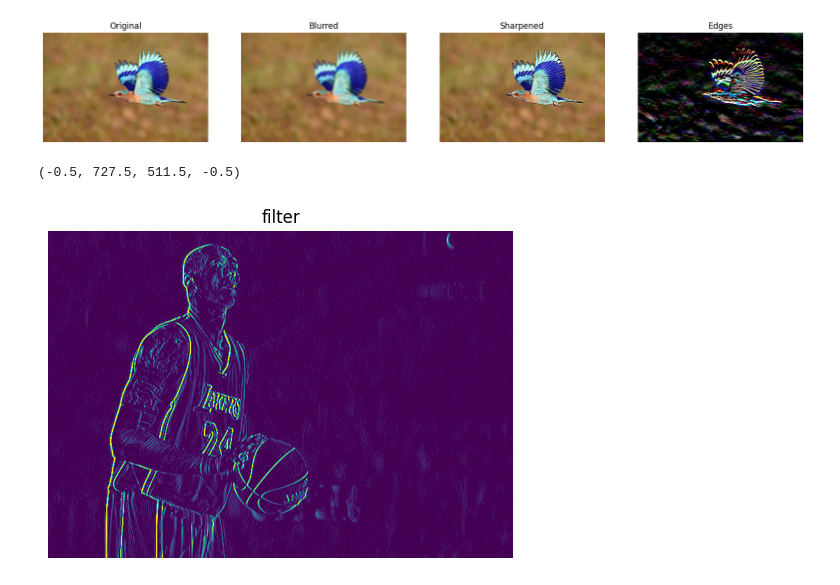
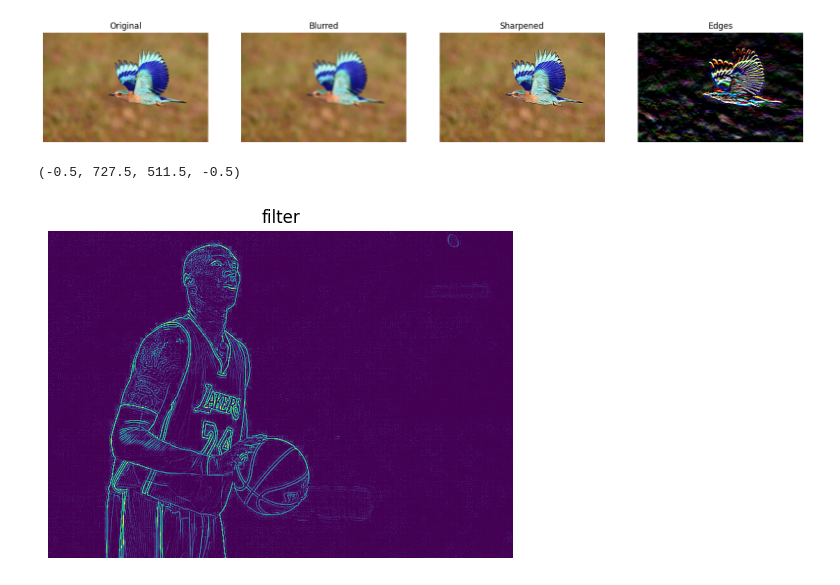
Before and after one commit to vimaurya/ComputerVision, a Jupyter notebook: cv2_basic/filter.ipynb, the cells around one changed output. Saved outputs shown, nothing was run; the diff lists cells and outputs as text; code cells hidden in the pictures.

```diff
--- a/cv2_basic/filter.ipynb
+++ b/cv2_basic/filter.ipynb
@@ -56,36 +56,40 @@ plt.show()
 # %% [output]
 [figure]
 # %%
+import cv2 as cv
+import numpy as np
+import matplotlib.pyplot as plt
+
 image = cv.imread('../data/kobe.jpg')
 image = cv.cvtColor(image, cv.COLOR_BGR2GRAY)
 
 
 
 kernel = np.array([[-1, 0, 1],
                    [-2, 0, 2],
                    [-1, 0, 1]])
 
 laplacian_kernel = np.array([[-1, -1, -1],
-                           [-1,  8, -1],
-                           [-1, -1, -1]])
+                            [-1,  8, -1],
+                            [-1, -1, -1]])
 
 
-filter = cv.filter2D(image, -1, kernel)
+filter = cv.filter2D(image, -1, laplacian_kernel)
 
 
 # cv.imshow('filter',filter)
 # cv.waitKey(0)
 # cv.destroyAllWindows()
 
 
 fig, ax = plt.subplots(figsize=(6, 5))
 
 ax.imshow(filter)
 ax.set_title("filter")
 ax.axis('off')
 # %% [output]
 (-0.5, 727.5, 511.5, -0.5)
-[figure, old version]
+[figure, new version]
 # %%
 image = cv.imread('../data/goku.jpg')
 img = cv.cvtColor(image, cv.COLOR_BGR2GRAY)
```
Also changed, not shown: 3 other files.
